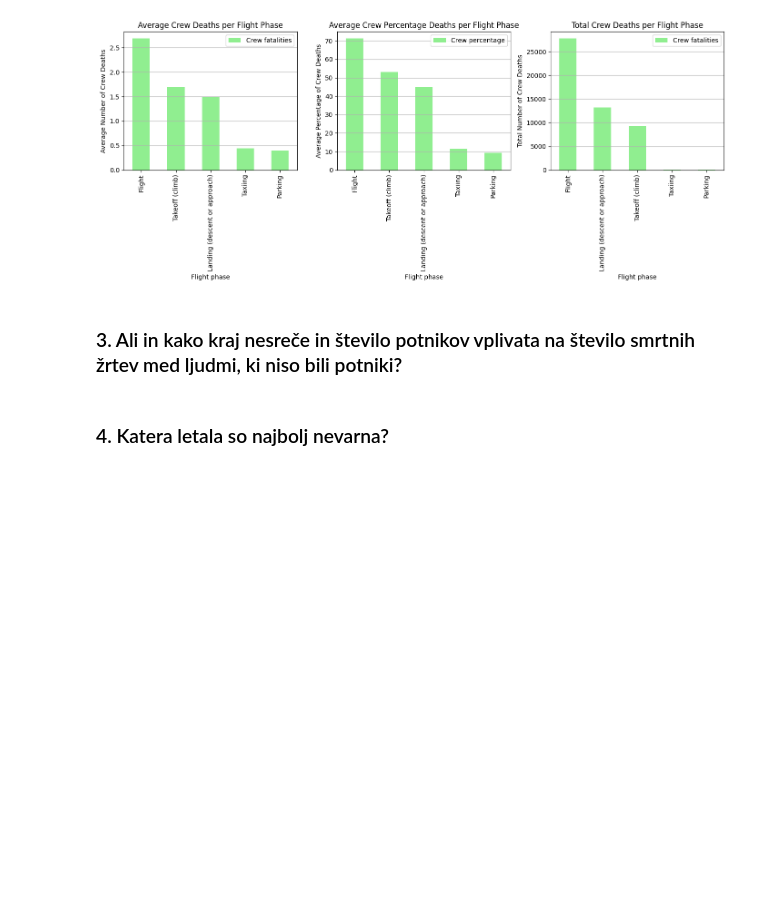
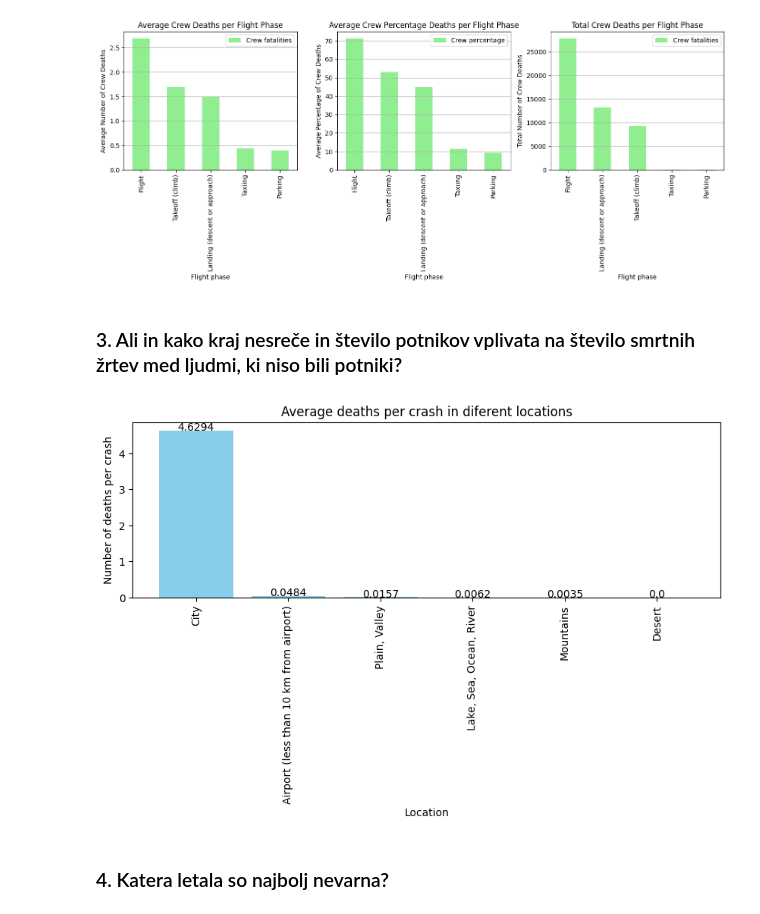
Before and after one commit to NikUlj/PR24NUJRSLSTKKM, a Jupyter notebook: PR24NUJRSLSTKKM.ipynb, the cells around one changed output. Cells and saved outputs as stored; diff of their text form; code cells hidden in the pictures; blank space fills up the shorter version.

```diff
--- a/PR24NUJRSLSTKKM.ipynb
+++ b/PR24NUJRSLSTKKM.ipynb
@@ -309,3 +360,29 @@ plt.show()
+# %%
+temp_5 = []
+for i in df3.index:
+    if df3['Total amount of non plane fatalities'][i] == 0:
+        temp_5.append(0)
+    else:
+        temp_5.append(round((df3['Total amount of non plane fatalities'][i] / df3['Number of crashes'][i]),4))
+
+df3['Average'] = temp_5
+
+df3 = df3.sort_values(by=['Average'], ascending=False)
+
+plt.figure(figsize=(10, 3))
+bars = plt.bar(df3['Site'],  df3['Average'], color='skyblue')
+plt.xlabel('Location')
+plt.ylabel('Number of deaths per crash')
+plt.title('Average deaths per crash in diferent locations')
+plt.xticks(rotation=90)
+plt.grid(False)
+
+for bar, tpo in zip(bars, df3["Average"]):
+    plt.text(bar.get_x() + bar.get_width() / 2, bar.get_height(), f'{tpo}', ha='center')
+
+plt.show()
+# %% [output]
+[figure, added]
 # %% [markdown]
 ### 4. Katera letala so najbolj nevarna?
 # %% [markdown]
```
Also changed, not shown: parts of 5 cells of this notebook.
